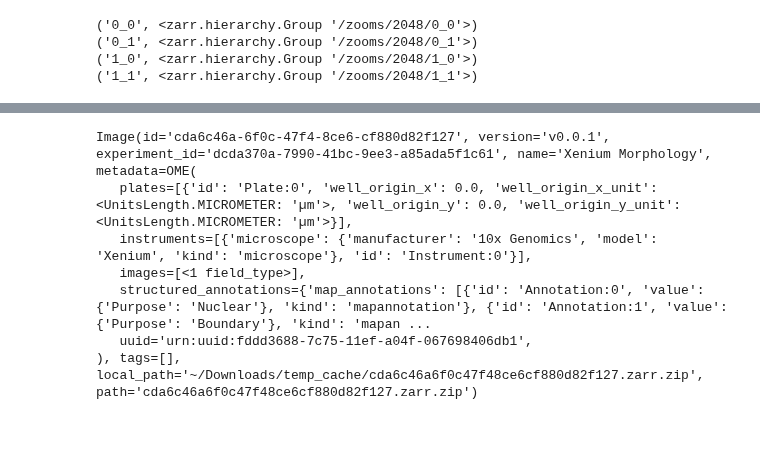
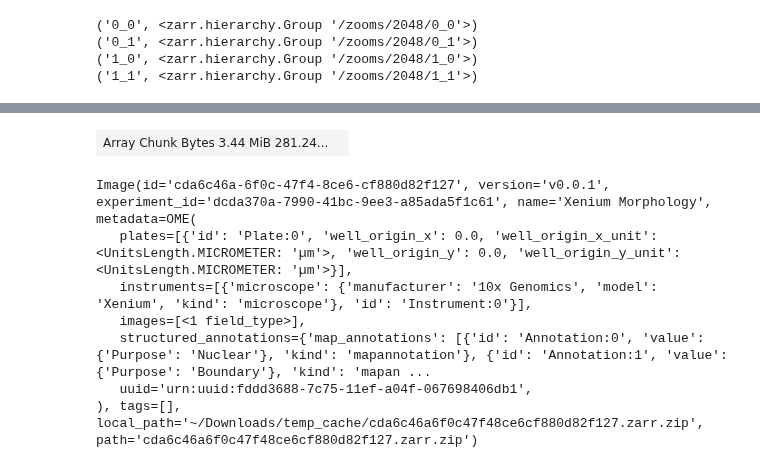
Before and after one commit to estorrs/cosilico-viewer, a Jupyter notebook: notebooks/data_preprocessing/sandbox.ipynb, the cells around one changed output, grey strips where cells are left out. Saved outputs shown, nothing was run; the diff lists cells and outputs as text; code cells hidden in the pictures; blank space fills up the shorter version.

```diff
--- a/notebooks/data_preprocessing/sandbox.ipynb
+++ b/notebooks/data_preprocessing/sandbox.ipynb
@@ -225,3 +243,14 @@ feature_names = root['metadata/features/feature_names'][:]
+# %%
+lms = experiment.get_layer_metadata(layer)
+lm_to_root = {}
+lm_to_store = {}
+name_to_lm = {}
+for lm in lms:
+    lm_store = zarr.storage.ZipStore(lm.local_path, mode='r')
+    lm_root = zarr.group(store=lm_store)
+    lm_to_root[lm.name] = lm_root
+    lm_to_store[lm.name] = lm_to_store
+    name_to_lm[lm.name] = lm
 # %%
 print(root.tree())
 # %% [output]
@@ -245,5 +270,0 @@ print(root.tree())
-# %%
-lm = experiment.get_layer_metadata(layer)[1]
-lm_store = zarr.storage.ZipStore(lm.local_path, mode='r')
-lm_root = zarr.group(store=lm_store)
-print(lm_root.tree())
@@ -282,0 +271,3 @@ array([  1,   1,   1, ..., 533, 533, 533], shape=(10000,), dtype=uint32)
+# %%
+for name, lm_root in lm_to_root.items():
+    print(name, lm_root.tree())
@@ -336,0 +467,6 @@ np.float32(0.072265625)
+# %%
+if layer.is_grouped:
+    arr = da.from_array(lm_root[f'object/{level}'][idxs_order], chunks=ddf.map_partitions(len).compute().to_numpy())
+
+#     new_series = dd.from_dask_array(arr, index=ddf.index)
+#     ddf[lm.name] = new_series
@@ -337,3 +485,7 @@ np.float32(0.072265625)
+# %%
+arr
+# %% [output]
+| Array Chunk Bytes 3.44 MiB 281.24... |  |
 # %%
 image = experiment.images[0]
 image
```
Also changed, not shown: parts of 22 cells of this notebook, 1 other file.
